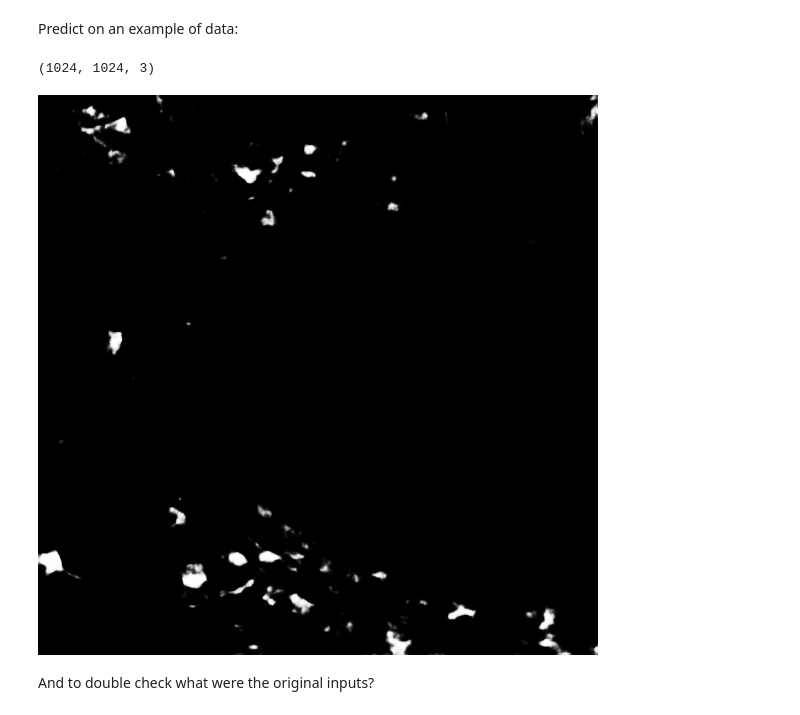
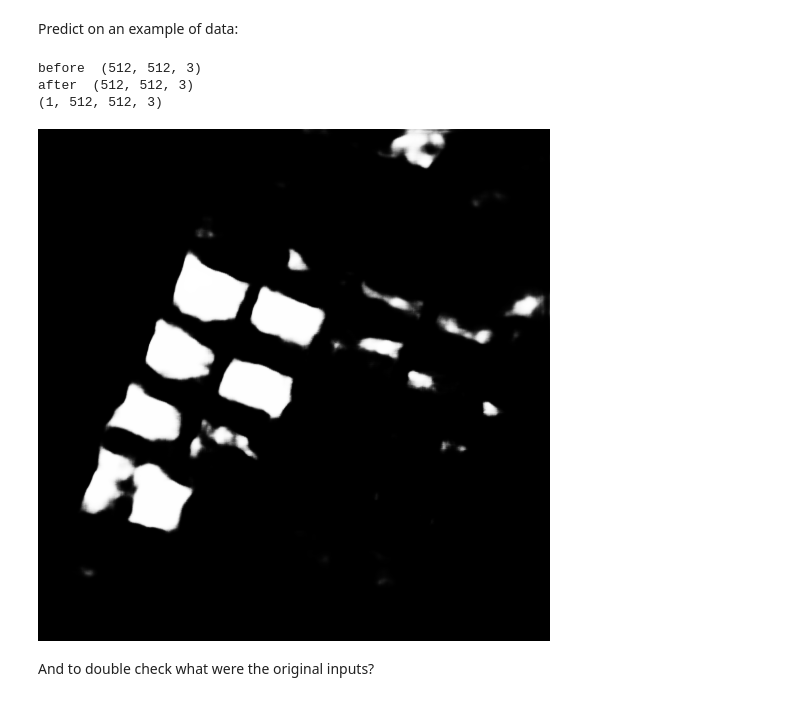
Before and after one commit to pongsrue/Automated_Tools-, a Jupyter notebook: _ChangeDetection_prediction_example.ipynb, the cells around one changed output. Saved outputs shown, nothing was run; the diff lists cells and outputs as text; code cells hidden in the pictures.

```diff
--- a/_ChangeDetection_prediction_example.ipynb
+++ b/_ChangeDetection_prediction_example.ipynb
@@ -195,19 +183,26 @@ from skimage import io
 import numpy as np
 import PIL
 import IPython
+import tifffile as tiff
 
 def load_raster_image(filename):
-        img = io.imread(filename)
-        arr = np.asarray(img)
-        return arr
+  if 'tif' in filename:
+    img = io.imread(filename, plugin='pil')
+  else:
+    img = io.imread(filename)
+  matrix = img #[0:512,0:512,:]
+  #print(matrix)
+  arr = np.asarray(matrix)
+  return arr
 
 def predict(left_path, right_path):
     i1 = load_raster_image(left_path)
     i2 = load_raster_image(right_path)
 
-    print(i2.shape)
+    print("before ", i1.shape)
+    print("after ", i2.shape)
 
-    test_L = np.asarray([i1])
+    test_L = np.asarray([i1]); print(test_L.shape)
     test_R = np.asarray([i2])
     orig_L, orig_R = test_L, test_R
     data = [test_L, test_R]
@@ -223,37 +218,40 @@ def predict(left_path, right_path):
 
     models = [model.model.model]
     # 3 PREDICTION
     predicted = models[0].predict(x=[test_L, test_R], batch_size=4)
 
     #predicted = model.predict(x=[test_L, test_R], batch_size=4)
 
 
     predicted = predicted[:, :, :, 1]
     p = predicted[0]
     l = orig_L[0,:,:,1:4]
     r = orig_R[0,:,:,1:4]
 
     return p, l, r
 
 #path1 = "samples/strip1-2012_6467.PNG"
 #path2 = "samples/strip1-2015_6467.PNG"
 
 # 1 LOADED NEW DATA FOR PREDICTION
 #path1 = "samples/before256.png" #strip1-2012_6467.PNG"
 #path2 = "samples/after256.png" #strip1-2015_6467.PNG"
 
-path1 = "samples/b2106.png"
-path2 = "samples/a2106.png"
+path1 = "samples/BeforeMegaBKK2.tif"
+path2 = "samples/AfterMegaBKK2.tif"
 
 p, l, r = predict(path1, path2)
 
 new_p = PIL.Image.fromarray(p*255.0)
 if new_p.mode != 'RGB':
   new_p = new_p.convert('RGB')
+new_p.save('samples/OutputMegaBKK2.tif')
 IPython.display.display(new_p)
 # %% [output]
-(1024, 1024, 3)
+before  (512, 512, 3)
+after  (512, 512, 3)
+(1, 512, 512, 3)
-[figure, old version]
+[figure, new version]
 # %% [markdown]
 And to double check what were the original inputs?
 # %%
```
Also changed, not shown: parts of 3 cells of this notebook.
